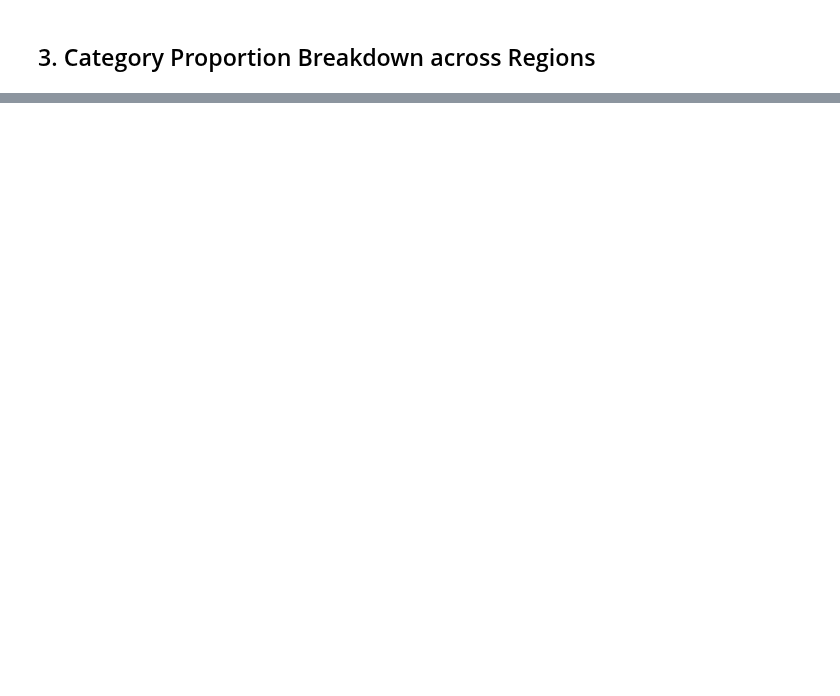
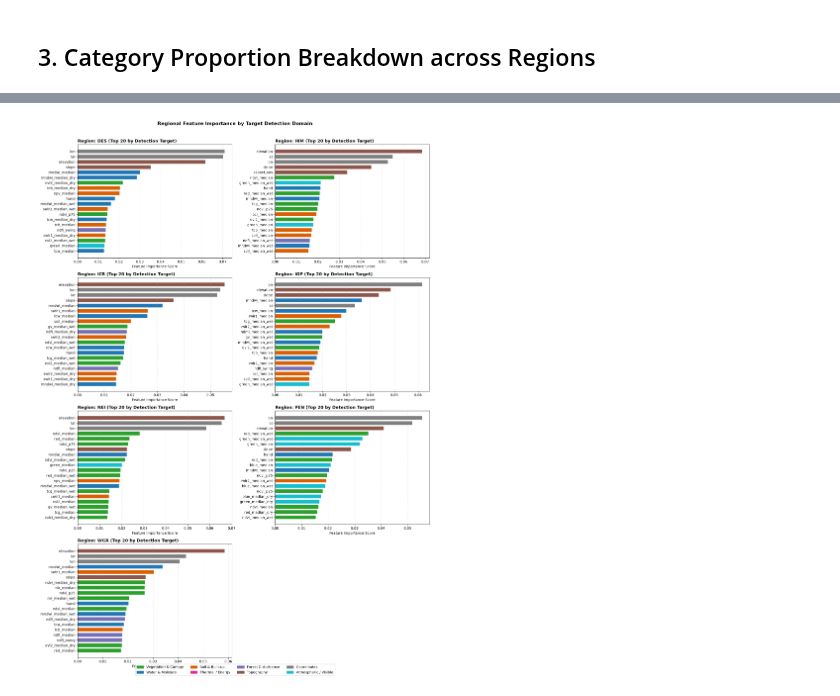
Before and after one commit to Nirzaree/ioln-final-parameter-search, a Jupyter notebook: 3b_ranked_features_EDA.ipynb, the cells around one changed output, grey strips where cells are left out. Saved outputs shown, nothing was run; the diff lists cells and outputs as text; code cells hidden in the pictures; blank space fills up the shorter version.

Commit message:
adding band category visualization in the ranked features EDA notebook

```diff
--- a/3b_ranked_features_EDA.ipynb
+++ b/3b_ranked_features_EDA.ipynb
@@ -200,0 +201,5 @@ plt.show()
+# %%
+    if 'ranked_features' in rf_data:
+        df_rank = pd.DataFrame(rf_data['ranked_features'])
+    else:
+        df_rank = pd.DataFrame(rf_data)
@@ -200,0 +301,70 @@ plt.show()
+# %%
+n_regions = len(regions)
+cols = 2
+rows = math.ceil(n_regions / cols)
+
+fig, axes = plt.subplots(rows, cols, figsize=(16, rows * 5.5), sharex=False)
+axes = axes.flatten()
+
+for idx, region in enumerate(regions):
+    ax = axes[idx]
+    df_rank = extract_ranking_df(region_data[region])
+
+    # Select and sort Top-N
+    df_top = (
+        df_rank.sort_values(by="importance", ascending=False)
+        .head(TOP_N)
+        .copy()
+    )
+    df_top["domain"] = df_top["feature"].apply(map_feature_to_domain)
+    df_top = df_top.iloc[::-1]  # Invert so highest score is at top
+
+    bar_colors = [
+        APPLICATION_PALETTE.get(d, "#333333") for d in df_top["domain"]
+    ]
+
+    ax.barh(
+        df_top["feature"],
+        df_top["importance"],
+        color=bar_colors,
+        height=0.7,
+        edgecolor="none",
+    )
+    ax.set_title(
+        f"Region: {region} (Top {TOP_N} by Detection Target)",
+        fontsize=12,
+        fontweight="bold",
+        loc="left",
+    )
+    ax.set_xlabel("Feature Importance Score", fontsize=10)
+    ax.grid(axis="x", linestyle="--", alpha=0.3)
+
+# Remove unused axes if region count is odd
+for j in range(idx + 1, len(axes)):
+    fig.delaxes(axes[j])
+
+# Global Legend
+legend_patches = [
+    mpatches.Patch(color=c, label=d)
+    for d, c in APPLICATION_PALETTE.items()
+    if d != "Other"
+]
+fig.legend(
+    handles=legend_patches,
+    loc="lower center",
+    bbox_to_anchor=(0.5, -0.01),
+    ncol=4,
+    fontsize=10,
+    frameon=True,
+)
+
+plt.suptitle(
+    "Regional Feature Importance by Target Detection Domain",
+    fontsize=14,
+    fontweight="bold",
+    y=1.01,
+)
+plt.tight_layout()
+plt.show()
+# %% [output]
+[figure, added]
```
Also changed, not shown: parts of 5 cells of this notebook.
